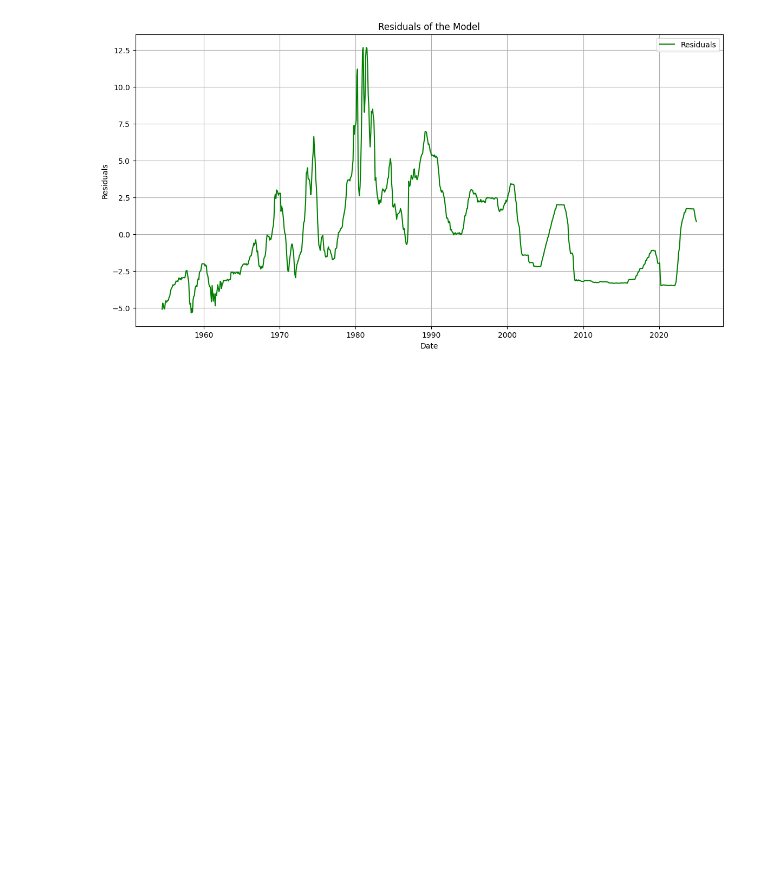
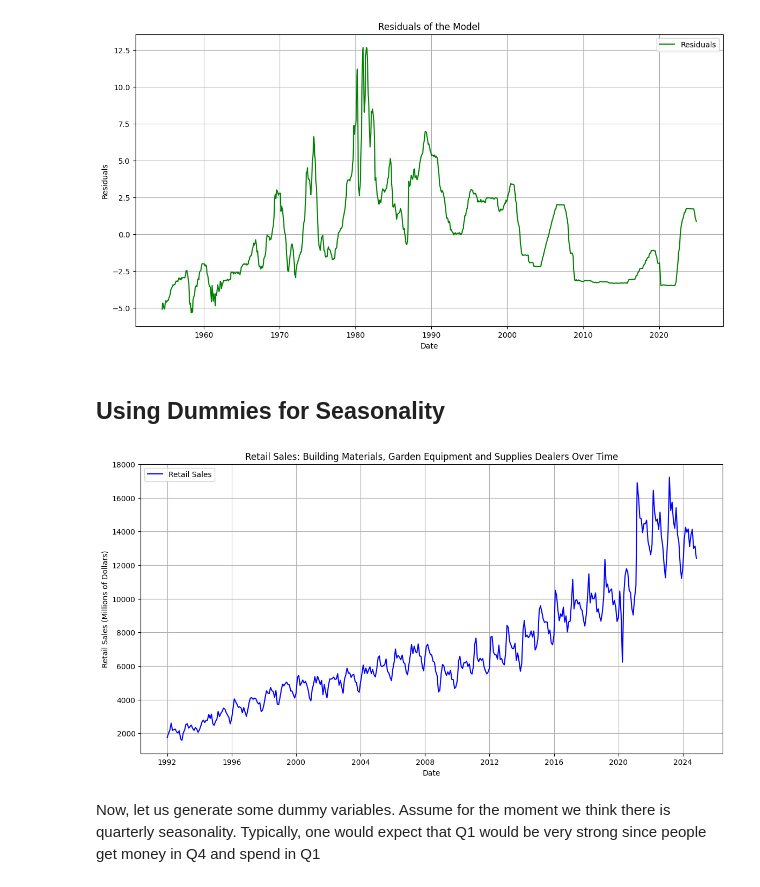
Before and after one commit to JustinEloriaga/ECON522Lab, a Jupyter notebook: Lab1.ipynb, the cells around one changed output. Cells and saved outputs as stored; diff of their text form; code cells hidden in the pictures; blank space fills up the shorter version.

```diff
--- a/Lab1.ipynb
+++ b/Lab1.ipynb
@@ -154,3 +156,26 @@ plt.show()
 # %% [output]
 [figure]
 [figure]
+# %% [markdown]
+## Using Dummies for Seasonality
+# %%
+# Download the MRTSSM44112USN series (Retail Sales: Building Materials, Garden Equipment and Supplies Dealers) from FRED
+retail_sales = fred.get_series('MRTSSM44112USN', observation_start='1992-01-01')
+
+# Convert the series to a DataFrame
+retail_sales_df = retail_sales.to_frame(name='Retail Sales')
+retail_sales_df.index = pd.to_datetime(retail_sales_df.index)
+
+# Plot the Retail Sales over time
+plt.figure(figsize=(14, 7))
+plt.plot(retail_sales_df.index, retail_sales_df['Retail Sales'], label='Retail Sales', color='blue')
+plt.title('Retail Sales: Building Materials, Garden Equipment and Supplies Dealers Over Time')
+plt.xlabel('Date')
+plt.ylabel('Retail Sales (Millions of Dollars)')
+plt.legend()
+plt.grid(True)
+plt.show()
+# %% [output]
+[figure, added]
+# %% [markdown]
+Now, let us generate some dummy variables. Assume for the moment we think there is quarterly seasonality. Typically, one would expect that Q1 would be very strong since people get money in Q4 and spend in Q1
```
Also changed, not shown: parts of 4 cells of this notebook.
